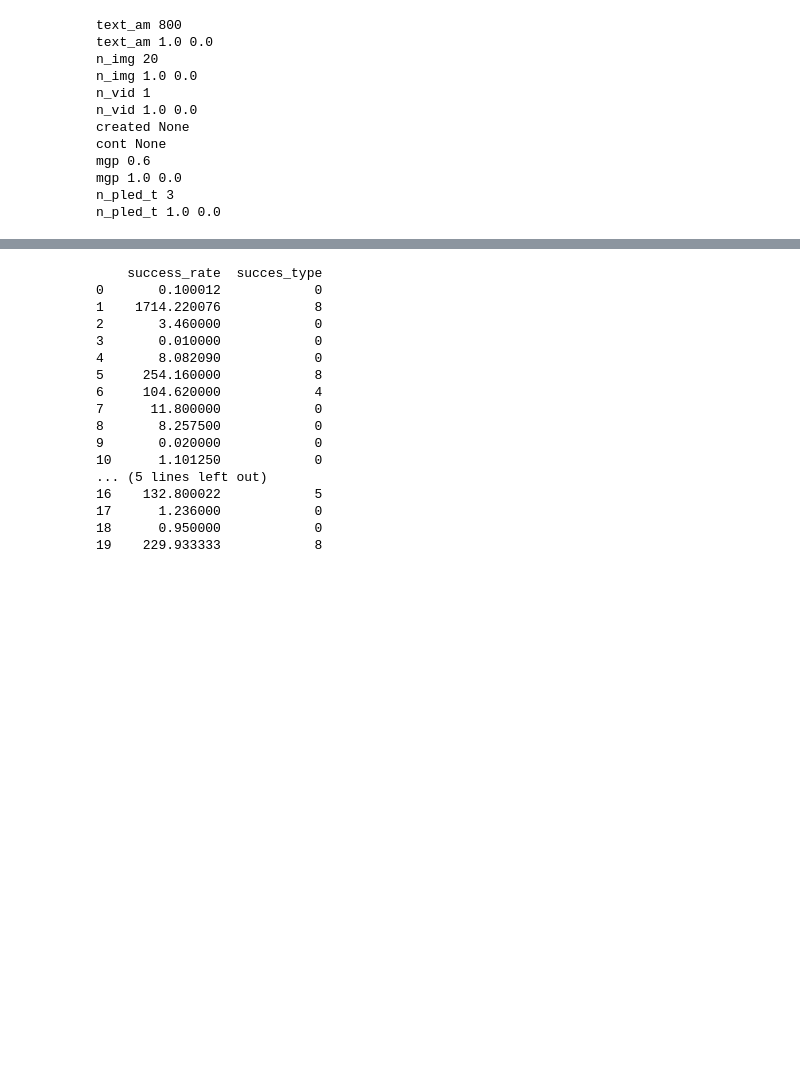
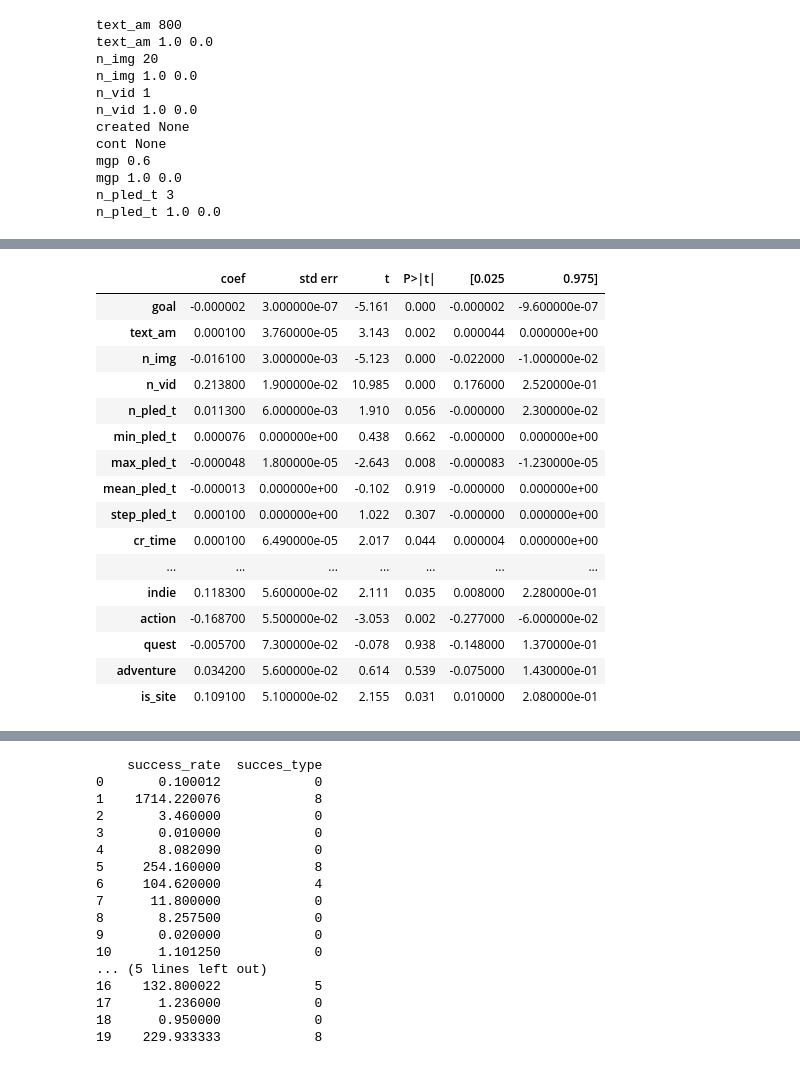
Before and after one commit to Yue2u/DANO-olympiade, a Jupyter notebook: Result.ipynb, the cells around one changed output, grey strips where cells are left out. Saved outputs shown, nothing was run; the diff lists cells and outputs as text; code cells hidden in the pictures; blank space fills up the shorter version.

```diff
--- a/Result.ipynb
+++ b/Result.ipynb
@@ -475,9 +510,28 @@ test_mse(elastic, train_data, train_y), test_mse(elastic, test_x_data, test_y_da
 # %%
-regr = sm.OLS(df['success_rate'], df[columns])
-res = regr.fit()
+ols = sm.OLS(df['success_rate'], df[columns])
+res = ols.fit()
 
 results_as_html = res.summary().tables[1].as_html()
 summary_df = pd.read_html(results_as_html, header=0, index_col=0)[0]
+summary_df
+# %% [output]
+|  | coef | std err | t | P>|t| | [0.025 | 0.975] |
+| goal | -0.000002 | 3.000000e-07 | -5.161 | 0.000 | -0.000002 | -9.600000e-07 |
+| text_am | 0.000100 | 3.760000e-05 | 3.143 | 0.002 | 0.000044 | 0.000000e+00 |
+| n_img | -0.016100 | 3.000000e-03 | -5.123 | 0.000 | -0.022000 | -1.000000e-02 |
+| n_vid | 0.213800 | 1.900000e-02 | 10.985 | 0.000 | 0.176000 | 2.520000e-01 |
+| n_pled_t | 0.011300 | 6.000000e-03 | 1.910 | 0.056 | -0.000000 | 2.300000e-02 |
+| min_pled_t | 0.000076 | 0.000000e+00 | 0.438 | 0.662 | -0.000000 | 0.000000e+00 |
+| max_pled_t | -0.000048 | 1.800000e-05 | -2.643 | 0.008 | -0.000083 | -1.230000e-05 |
+| mean_pled_t | -0.000013 | 0.000000e+00 | -0.102 | 0.919 | -0.000000 | 0.000000e+00 |
+| step_pled_t | 0.000100 | 0.000000e+00 | 1.022 | 0.307 | -0.000000 | 0.000000e+00 |
+| cr_time | 0.000100 | 6.490000e-05 | 2.017 | 0.044 | 0.000004 | 0.000000e+00 |
+| ... | ... | ... | ... | ... | ... | ... |
+| indie | 0.118300 | 5.600000e-02 | 2.111 | 0.035 | 0.008000 | 2.280000e-01 |
+| action | -0.168700 | 5.500000e-02 | -3.053 | 0.002 | -0.277000 | -6.000000e-02 |
+| quest | -0.005700 | 7.300000e-02 | -0.078 | 0.938 | -0.148000 | 1.370000e-01 |
+| adventure | 0.034200 | 5.600000e-02 | 0.614 | 0.539 | -0.075000 | 1.430000e-01 |
+| is_site | 0.109100 | 5.100000e-02 | 2.155 | 0.031 | 0.010000 | 2.080000e-01 |
 # %%
 # Get mean coeffs for futures
 coeffs = np.zeros((len(columns)))
```
Also changed, not shown: parts of 12 cells of this notebook.
